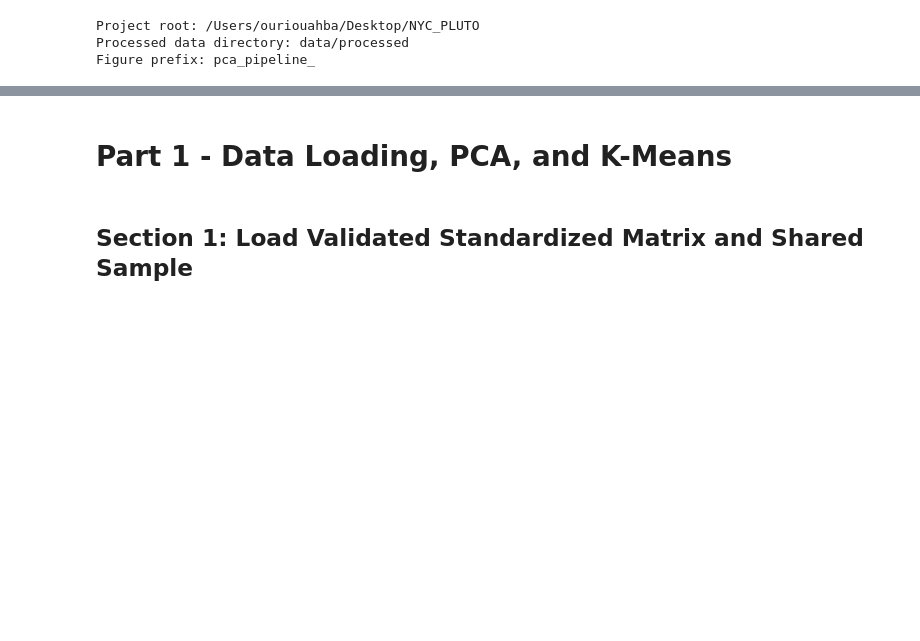
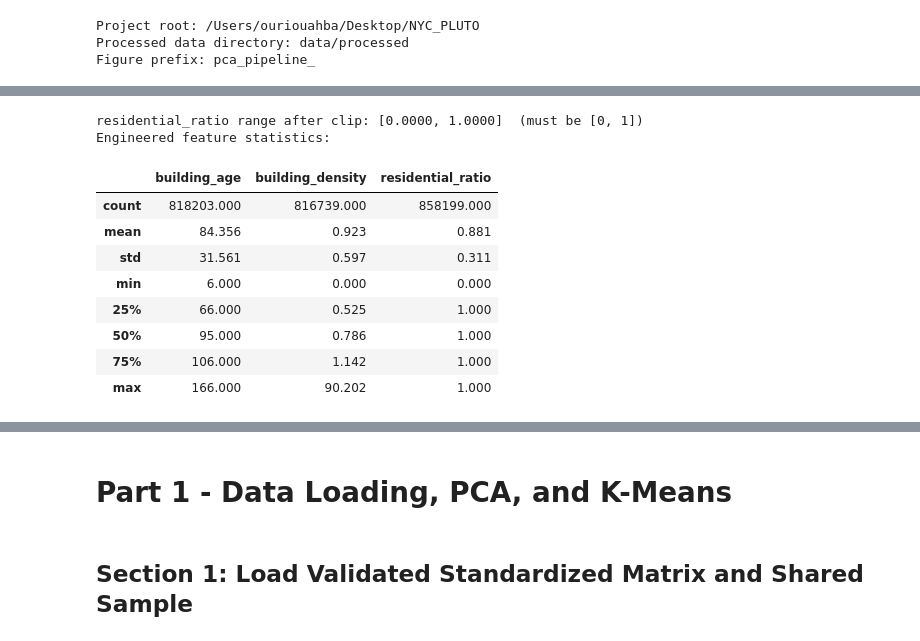
Before and after one commit to ouriouahba-crypto/nyc-pluto-clustering, a Jupyter notebook: notebooks/02_clustering/pca_then_clustering.ipynb, the cells around one changed output, grey strips where cells are left out. Saved outputs shown, nothing was run; the diff lists cells and outputs as text; code cells hidden in the pictures; blank space fills up the shorter version.

```diff
--- a/notebooks/02_clustering/pca_then_clustering.ipynb
+++ b/notebooks/02_clustering/pca_then_clustering.ipynb
@@ -66,0 +314,20 @@ Figure prefix: pca_pipeline_
+# %%
+# Targeted numfloors correction: landuse 1 (one/two-family buildings) only.
+# One and two-family homes cannot physically have more than 4 floors.
+# Values above 4 for landuse 1 are data-entry errors, likely copied from an adjacent
+# high-rise or entered at block level rather than building level.
+# All other landuse codes are left untouched: genuine high-rises live in landuse 3
+# (multi-family elevator) and must not be affected.
+# Rows set to NaN here are removed at the existing dropna step in Section 5.
+mask_lu1_high = (df['landuse'] == 1) & (df['numfloors'] > 4)
+n_corrected = int(mask_lu1_high.sum())
+df.loc[mask_lu1_high, 'numfloors'] = np.nan
+
+print(f'numfloors > 4 set to NaN for landuse 1: {n_corrected:,} rows ({n_corrected / len(df) * 100:.2f}%)')
+print('These rows will be removed at the dropna step (numfloors is a clustering feature).')
+
+print('\nnumfloors summary after correction (landuse 1 capped at 4):')
+print(df['numfloors'].describe().round(2))
+
+print('\nSanity check - max numfloors by landuse after correction:')
+print(df.groupby('landuse')['numfloors'].max().sort_index().round(1))
@@ -66,0 +384,53 @@ Figure prefix: pca_pipeline_
+# %%
+# building_age: yearbuilt already NaN where year was unknown (0)
+df['building_age'] = 2026 - df['yearbuilt']
+
+# building_density: NaN when lot has no area (np.where avoids inf)
+df['building_density'] = np.where(
+    df['lotarea'].notna() & (df['lotarea'] > 0),
+    df['bldgarea'] / df['lotarea'],
+    np.nan
+)
+
+# residential_ratio: unitsres / unitstotal (NOT resarea / bldgarea)
+#   - NaN  when either unitstotal or unitsres is genuinely missing
+#   - 0.0  when unitstotal == 0: the building has no units (parking lot, vacant land,
+#          utility site); it is 0% residential, not missing information.
+#   - ratio when unitstotal > 0, then clipped to [0, 1]
+#
+# Clipping is necessary because unitstotal (denominator) was winsorized but unitsres
+# (numerator) was not. In rows where unitsres exceeds the capped unitstotal the raw
+# ratio exceeds 1, which is physically impossible. clip(0, 1) corrects this without
+# discarding the row, and the corrected value feeds both clustering and profiles.
+df['residential_ratio'] = np.where(
+    df['unitstotal'].isna() | df['unitsres'].isna(),
+    np.nan,
+    np.where(
+        df['unitstotal'] > 0,
+        df['unitsres'] / df['unitstotal'],
+        0.0
+    )
+)
+df['residential_ratio'] = df['residential_ratio'].clip(lower=0.0, upper=1.0)
+
+# Safety: replace any Inf that could survive winsorization near-zero edges.
+# dropna does not catch Inf, so this guard is necessary.
+df[ENGINEERED] = df[ENGINEERED].replace([np.inf, -np.inf], np.nan)
+
+# Confirm residential_ratio is bounded
+rr = df['residential_ratio'].dropna()
+print(f'residential_ratio range after clip: [{rr.min():.4f}, {rr.max():.4f}]  (must be [0, 1])')
+print('Engineered feature statistics:')
+df[ENGINEERED].describe().round(3)
+# %% [output]
+residential_ratio range after clip: [0.0000, 1.0000]  (must be [0, 1])
+Engineered feature statistics:
+|  | building_age | building_density | residential_ratio |
+| count | 818203.000 | 816739.000 | 858199.000 |
+| mean | 84.356 | 0.923 | 0.881 |
+| std | 31.561 | 0.597 | 0.311 |
+| min | 6.000 | 0.000 | 0.000 |
+| 25% | 66.000 | 0.525 | 1.000 |
+| 50% | 95.000 | 0.786 | 1.000 |
+| 75% | 106.000 | 1.142 | 1.000 |
+| max | 166.000 | 90.202 | 1.000 |
```
Also changed, not shown: parts of 48 cells of this notebook, 9 other files.
